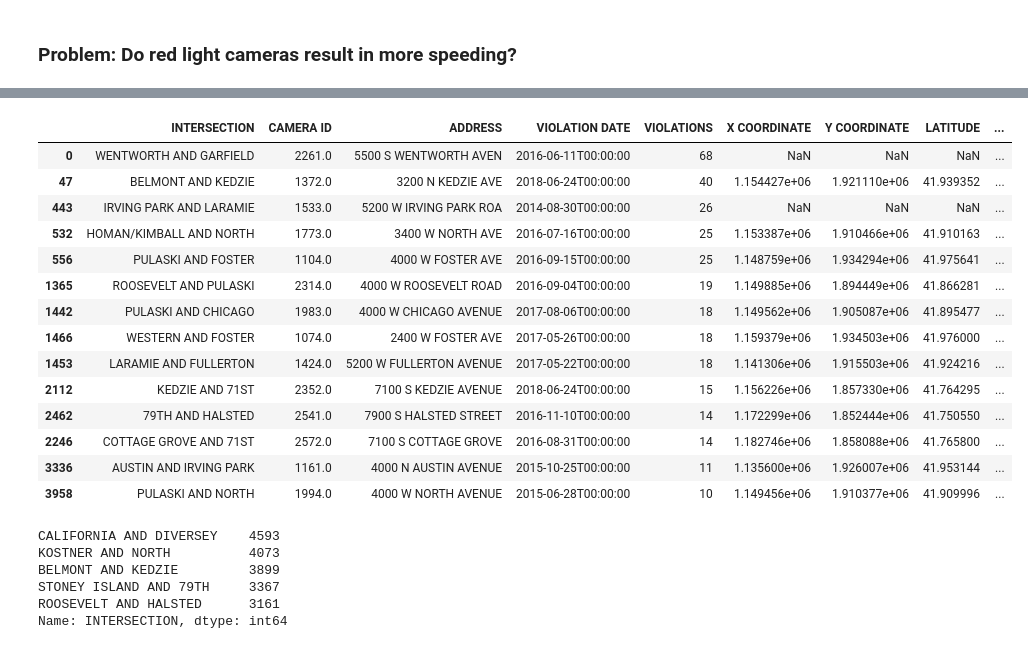
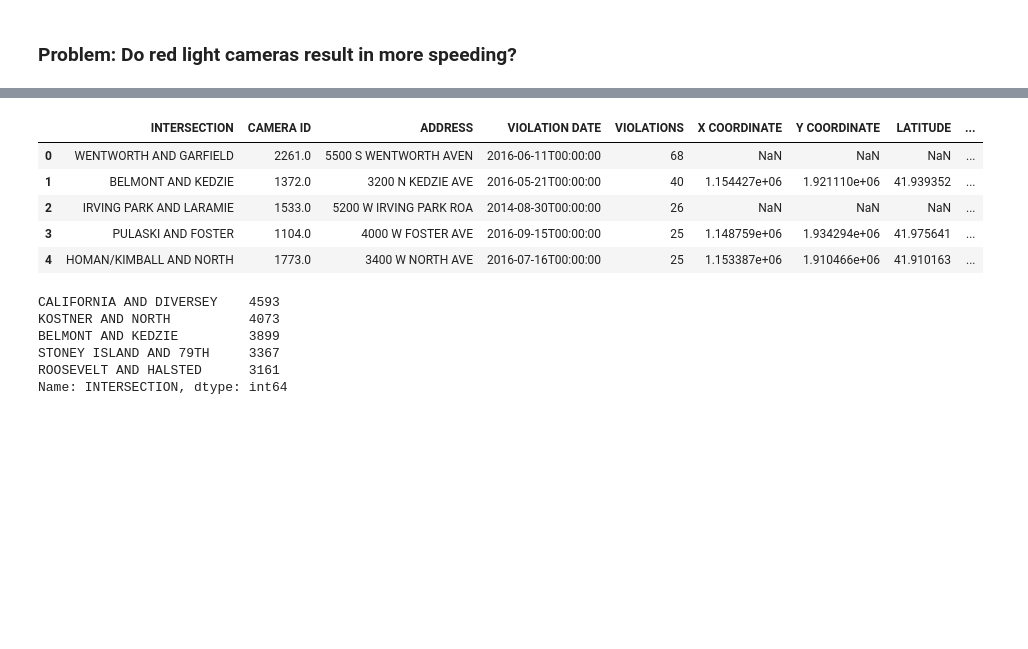
Before and after one commit to xavierhung/Project, a Jupyter notebook: Project.ipynb, the cells around one changed output, grey strips where cells are left out. Saved outputs shown, nothing was run; the diff lists cells and outputs as text; code cells hidden in the pictures; blank space fills up the shorter version.

```diff
--- a/Project.ipynb
+++ b/Project.ipynb
@@ -69,6 +69,11 @@ Loading BokehJS ...
 [interactive output not drawn]
 [interactive output not drawn]
 # %%
+# redlight_loc_copy is a subset of redlight_loc and contains the locations of red light cameras near speed cameras
+# speed_loc_copy is a subset of speed_loc and contains the locations of speed cameras near red light cameras
+redlight_loc_copy = pd.DataFrame(columns = redlight_loc.columns.values)
+speed_loc_copy = pd.DataFrame(columns = speed_loc.columns.values)
+
 # find red light cameras near speed cameras
 for i in range(0,speed_loc.shape[0]):
     for j in range(0,redlight_loc.shape[0]):
@@ -76,19 +81,28 @@ for i in range(0,speed_loc.shape[0]):
             redlight_loc_copy = redlight_loc_copy.append(redlight_loc.iloc[j], ignore_index = True)
             speed_loc_copy = speed_loc_copy.append(speed_loc.iloc[i], ignore_index = True)
 # %%
+# change format of addresses in speed_loc_copy to match format of addresses in speed_violations
 remove = ["(Speed", "Camera)","Ave","ST","Rd"]
 for i in range(0,speed_loc_copy.shape[0]):
     speed_loc_copy.iloc[i,0] = " ".join([word for word in speed_loc_copy.iloc[i,0].split() if word not in remove])
 
-# subset dataframe where speed cameras are near red light cameras
+speed_violations_copy = pd.DataFrame(columns = speed_violations.columns.values)
+
+# subset speed violations where speed cameras are near red light cameras
 for i in range(0, speed_loc_copy.shape[0]):
     address = speed_violations[speed_violations['ADDRESS'].str.contains(speed_loc_copy.iloc[i,0].upper())]
     speed_violations_copy = speed_violations_copy.append(address, ignore_index = True)
 # %%
-# subset dataframe where red light cameras are near speed cameras
-for i in range(0, redlight_loc_copy.shape[0]):
-    intersection1 = redlight_violations.iloc[i,0].replace(' AND ', '/').split('/')
-    intersection2 = redlight_loc_copy.iloc[i,0].split('-')
-    if intersection1[0] == intersection2[0].upper() or intersection1[0] == intersection2[1].upper() and intersection1[1] == intersection2[0].upper() or intersection1[1] == intersection2[1].upper():
-        redlight_violations_copy = redlight_violations_copy.append(redlight_violations.iloc[i,0], ignore_index = True)
+redlight_violations_copy = pd.DataFrame(columns = redlight_violations.columns.values)
+
+# subset red light violations where speed cameras are near red light cameras
+# this will take a while
+for i in range (0, redlight_violations.shape[0]):
+    for j in range(0, redlight_loc_copy.shape[0]):
+        intersection1 = redlight_violations.iloc[i,0].replace(' AND ', '/').replace(' and ', '/').split('/')
+        intersection2 = redlight_loc_copy.iloc[j,0].split('-')
+        if len(intersection1) > 1 and len(intersection2) > 1:
+            if intersection1[0] == intersection2[0].upper() or intersection1[0] == intersection2[1].upper():
+                if intersection1[1] == intersection2[0].upper() or intersection1[1] == intersection2[1].upper():
+                    redlight_violations_copy = redlight_violations_copy.append(redlight_violations.iloc[i], ignore_index = True)
 # %%
@@ -125,23 +140,14 @@ Loading BokehJS ...
 # %%
 #find top three intersections with speed cameras nearby that have the most red light violations on a single day
 redlight_violations_copy = redlight_violations_copy.sort_values('VIOLATIONS', ascending = False)
-redlight_violations_copy.drop_duplicates(subset = 'INTERSECTION', keep = "first")
+redlight_violations_copy.drop_duplicates(subset = 'INTERSECTION', keep = "first").reset_index(drop = True).head()
 # %% [output]
 |  | INTERSECTION | CAMERA ID | ADDRESS | VIOLATION DATE | VIOLATIONS | X COORDINATE | Y COORDINATE | LATITUDE | ... |
 | 0 | WENTWORTH AND GARFIELD | 2261.0 | 5500 S WENTWORTH AVEN | 2016-06-11T00:00:00 | 68 | NaN | NaN | NaN | ... |
-| 47 | BELMONT AND KEDZIE | 1372.0 | 3200 N KEDZIE AVE | 2018-06-24T00:00:00 | 40 | 1.154427e+06 | 1.921110e+06 | 41.939352 | ... |
-| 443 | IRVING PARK AND LARAMIE | 1533.0 | 5200 W IRVING PARK ROA | 2014-08-30T00:00:00 | 26 | NaN | NaN | NaN | ... |
-| 532 | HOMAN/KIMBALL AND NORTH | 1773.0 | 3400 W NORTH AVE | 2016-07-16T00:00:00 | 25 | 1.153387e+06 | 1.910466e+06 | 41.910163 | ... |
-| 556 | PULASKI AND FOSTER | 1104.0 | 4000 W FOSTER AVE | 2016-09-15T00:00:00 | 25 | 1.148759e+06 | 1.934294e+06 | 41.975641 | ... |
-| 1365 | ROOSEVELT AND PULASKI | 2314.0 | 4000 W ROOSEVELT ROAD | 2016-09-04T00:00:00 | 19 | 1.149885e+06 | 1.894449e+06 | 41.866281 | ... |
-| 1442 | PULASKI AND CHICAGO | 1983.0 | 4000 W CHICAGO AVENUE | 2017-08-06T00:00:00 | 18 | 1.149562e+06 | 1.905087e+06 | 41.895477 | ... |
-| 1466 | WESTERN AND FOSTER | 1074.0 | 2400 W FOSTER AVE | 2017-05-26T00:00:00 | 18 | 1.159379e+06 | 1.934503e+06 | 41.976000 | ... |
-| 1453 | LARAMIE AND FULLERTON | 1424.0 | 5200 W FULLERTON AVENUE | 2017-05-22T00:00:00 | 18 | 1.141306e+06 | 1.915503e+06 | 41.924216 | ... |
-| 2112 | KEDZIE AND 71ST | 2352.0 | 7100 S KEDZIE AVENUE | 2018-06-24T00:00:00 | 15 | 1.156226e+06 | 1.857330e+06 | 41.764295 | ... |
-| 2462 | 79TH AND HALSTED | 2541.0 | 7900 S HALSTED STREET | 2016-11-10T00:00:00 | 14 | 1.172299e+06 | 1.852444e+06 | 41.750550 | ... |
-| 2246 | COTTAGE GROVE AND 71ST | 2572.0 | 7100 S COTTAGE GROVE | 2016-08-31T00:00:00 | 14 | 1.182746e+06 | 1.858088e+06 | 41.765800 | ... |
-| 3336 | AUSTIN AND IRVING PARK | 1161.0 | 4000 N AUSTIN AVENUE | 2015-10-25T00:00:00 | 11 | 1.135600e+06 | 1.926007e+06 | 41.953144 | ... |
-| 3958 | PULASKI AND NORTH | 1994.0 | 4000 W NORTH AVENUE | 2015-06-28T00:00:00 | 10 | 1.149456e+06 | 1.910377e+06 | 41.909996 | ... |
+| 1 | BELMONT AND KEDZIE | 1372.0 | 3200 N KEDZIE AVE | 2016-05-21T00:00:00 | 40 | 1.154427e+06 | 1.921110e+06 | 41.939352 | ... |
+| 2 | IRVING PARK AND LARAMIE | 1533.0 | 5200 W IRVING PARK ROA | 2014-08-30T00:00:00 | 26 | NaN | NaN | NaN | ... |
+| 3 | PULASKI AND FOSTER | 1104.0 | 4000 W FOSTER AVE | 2016-09-15T00:00:00 | 25 | 1.148759e+06 | 1.934294e+06 | 41.975641 | ... |
+| 4 | HOMAN/KIMBALL AND NORTH | 1773.0 | 3400 W NORTH AVE | 2016-07-16T00:00:00 | 25 | 1.153387e+06 | 1.910466e+06 | 41.910163 | ... |
 # %%
 ################# IGNORE
 # find top 3 red light cameras that have the most violations
```
Also changed, not shown: parts of 2 cells of this notebook.
